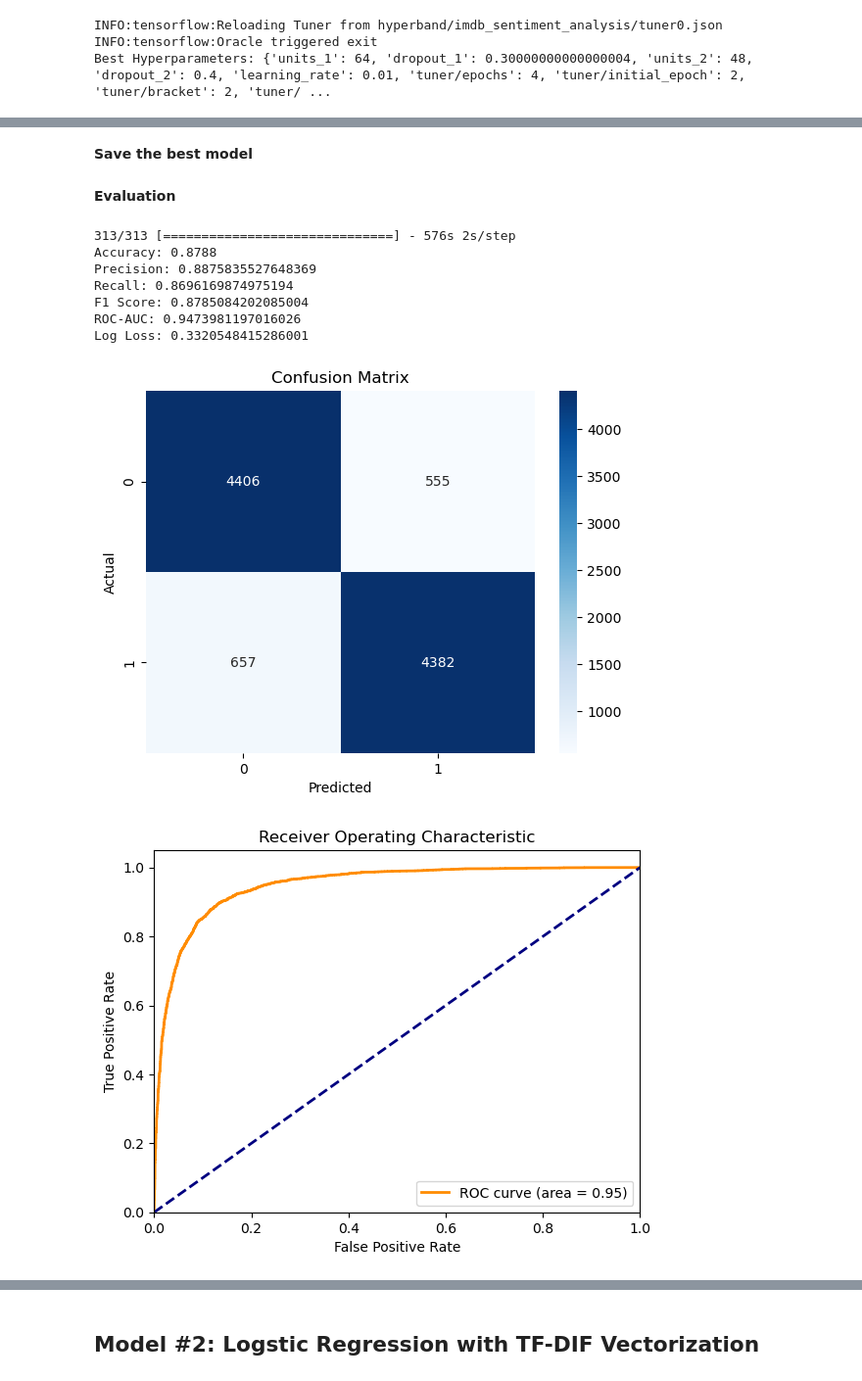
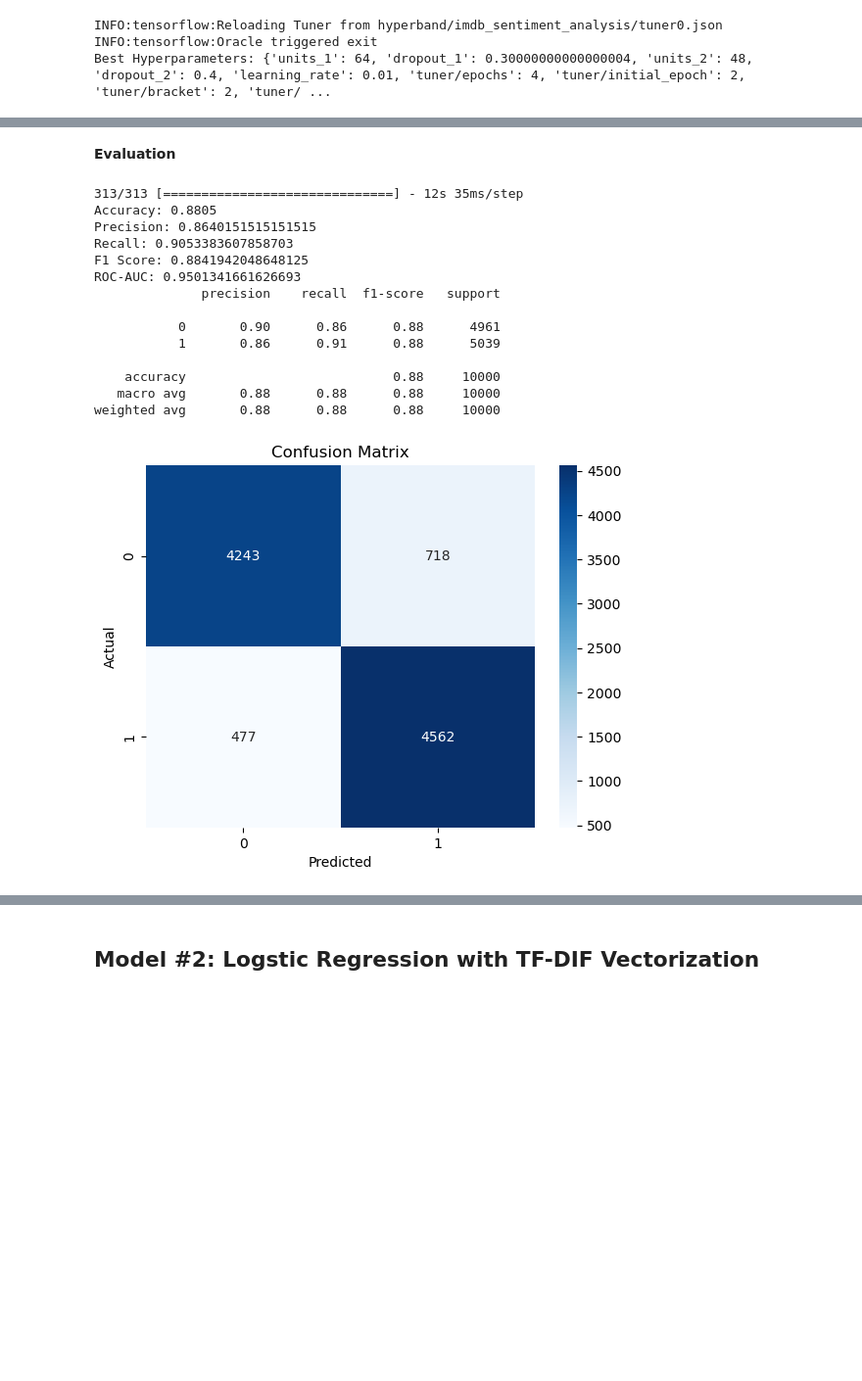
Before and after one commit to shansitads/sentiment-analysis, a Jupyter notebook: sentiment_analysis.ipynb, the cells around one changed output, grey strips where cells are left out. Shown at 98% size. Saved outputs shown, nothing was run; the diff lists cells and outputs as text; code cells hidden in the pictures; blank space fills up the shorter version.

```diff
--- a/sentiment_analysis.ipynb
+++ b/sentiment_analysis.ipynb
@@ -219,12 +231,6 @@ contractions_re = re.compile('(%s)' % '|'.join(contractions_dict.keys()))
 def expand_contractions(text):
     """
     Expand contractions in the given text.
-
-    Parameters:
-    text (str): The input text in which to expand contractions.
-
-    Returns:
-    str: The text with expanded contractions.
     """
     def replace(match):
         return contractions_dict[match.group(0)]
@@ -237,12 +243,6 @@ stop_words = set(stopwords.words('english'))
 def remove_stop_words(text):
     """
     Remove stop words from the given text.
-
-    Parameters:
-    text (str): The input text from which to remove stop words.
-
-    Returns:
-    str: The text without stop words.
     """
     # Tokenize the text
     tokens = word_tokenize(text)
@@ -507,67 +467,62 @@ Epoch 10/10
-# %% [markdown]
-**Save the best model**
 # %%
 # Define the file path to save the model
-best_model_save_path = os.path.join('models', 'bidirectional_lstm_model_best.keras')
+best_rnn_model_path = os.path.join('models', 'bidirectional_lstm_model_best.keras')
 
-best_model.save(best_model_save_path)
+best_rnn_model.save(best_rnn_model_path)
 # %% [markdown]
 **Evaluation**
 # %%
-from sklearn.metrics import accuracy_score, precision_score, recall_score, f1_score, roc_auc_score, confusion_matrix, log_loss
-from wordcloud import WordCloud
-
-model = load_model(best_model_save_path)
+model = load_model(best_rnn_model_path)
 
 # Predict on the test data
 y_pred_prob = model.predict(X_test_pad)
 y_pred = (y_pred_prob > 0.5).astype(int)
+
+"""
+1. Generate evaluation metrics
+"""
 
 # Calculate evaluation metrics
 accuracy = accuracy_score(y_test, y_pred)
 precision = precision_score(y_test, y_pred)
 recall = recall_score(y_test, y_pred)
 f1 = f1_score(y_test, y_pred)
 roc_auc = roc_auc_score(y_test, y_pred_prob)
-logloss = log_loss(y_test, y_pred_prob)
 
 # Print evaluation metrics
 print(f'Accuracy: {accuracy}')
 print(f'Precision: {precision}')
 print(f'Recall: {recall}')
 print(f'F1 Score: {f1}')
 print(f'ROC-AUC: {roc_auc}')
-print(f'Log Loss: {logloss}')
+
+# Print classification report
+print(classification_report(y_test, y_pred))
+
+"""
+2. Generate confusion matrix
+"""
 
 # Plot confusion matrix
 conf_matrix = confusion_matrix(y_test, y_pred)
 sns.heatmap(conf_matrix, annot=True, fmt='d', cmap='Blues')
 plt.xlabel('Predicted')
 plt.ylabel('Actual')
 plt.title('Confusion Matrix')
 plt.show()
-
-# Plot ROC curve
-from sklearn.metrics import roc_curve
-
-fpr, tpr, _ = roc_curve(y_test, y_pred_prob)
-plt.figure()
-plt.plot(fpr, tpr, color='darkorange', lw=2, label=f'ROC curve (area = {roc_auc:0.2f})')
-plt.plot([0, 1], [0, 1], color='navy', lw=2, linestyle='--')
-plt.xlim([0.0, 1.0])
-plt.ylim([0.0, 1.05])
-plt.xlabel('False Positive Rate')
-plt.ylabel('True Positive Rate')
-plt.title('Receiver Operating Characteristic')
-plt.legend(loc='lower right')
-plt.show()
 # %% [output]
-313/313 [==============================] - 576s 2s/step
-Accuracy: 0.8788
-Precision: 0.8875835527648369
-Recall: 0.8696169874975194
-F1 Score: 0.8785084202085004
-ROC-AUC: 0.9473981197016026
-Log Loss: 0.3320548415286001
+313/313 [==============================] - 12s 35ms/step
+Accuracy: 0.8805
+Precision: 0.8640151515151515
+Recall: 0.9053383607858703
+F1 Score: 0.8841942048648125
+ROC-AUC: 0.9501341661626693
+              precision    recall  f1-score   support
+
+           0       0.90      0.86      0.88      4961
+           1       0.86      0.91      0.88      5039
+
+    accuracy                           0.88     10000
+   macro avg       0.88      0.88      0.88     10000
+weighted avg       0.88      0.88      0.88     10000
-[figure, old version]
+[figure, new version]
-[figure, removed]
```
Also changed, not shown: parts of 19 cells of this notebook, 2 other files.
